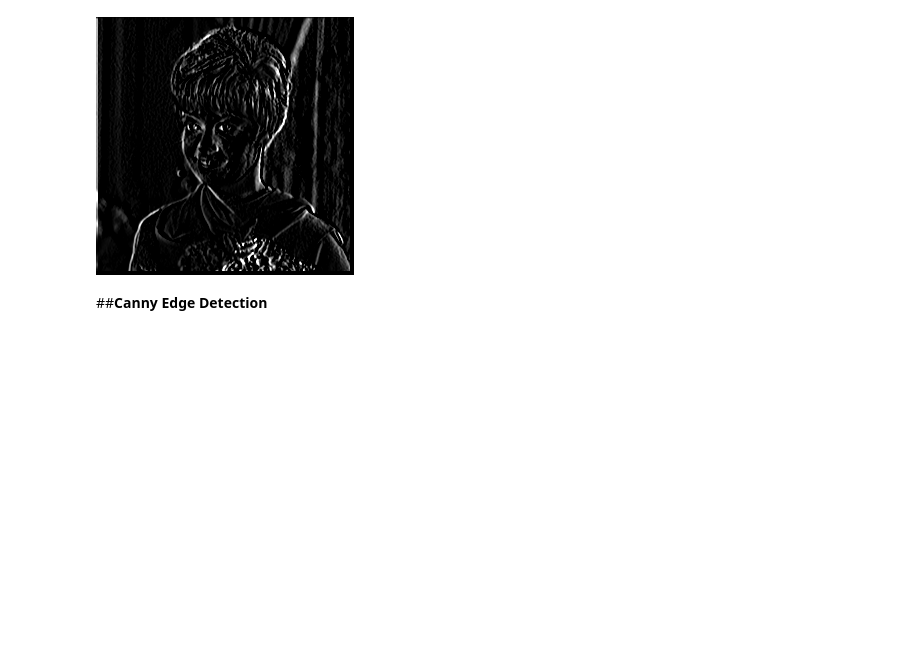
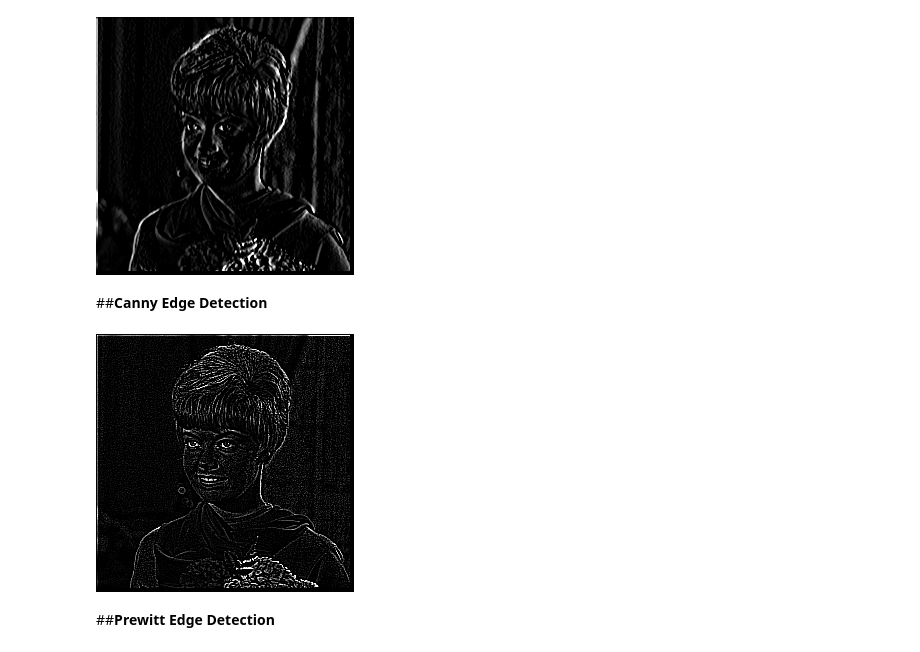
Before and after one commit to NurlailyAsrobika16/PCVK_Genap_2023, a Jupyter notebook: Week7.ipynb, the cells around one changed output. Drawn from its saved outputs; the diff is of its cells as text; code cells hidden in the pictures; blank space fills up the shorter version.

```diff
--- a/Week7.ipynb
+++ b/Week7.ipynb
@@ -125,3 +125,14 @@ cv2_imshow(output_lsed)
 [figure]
 # %% [markdown]
 ##**Canny Edge Detection**
+# %%
+kernel_ced = np.array([[-1, -1, -1],
+                       [-1, 8, -1],
+                       [-1, -1, -1]])
+
+output_ced = convolution2D(img_gray, kernel_ced, 2, 1)
+cv2_imshow(output_ced)
+# %% [output]
+[figure, added]
+# %% [markdown]
+##**Prewitt Edge Detection**
```
